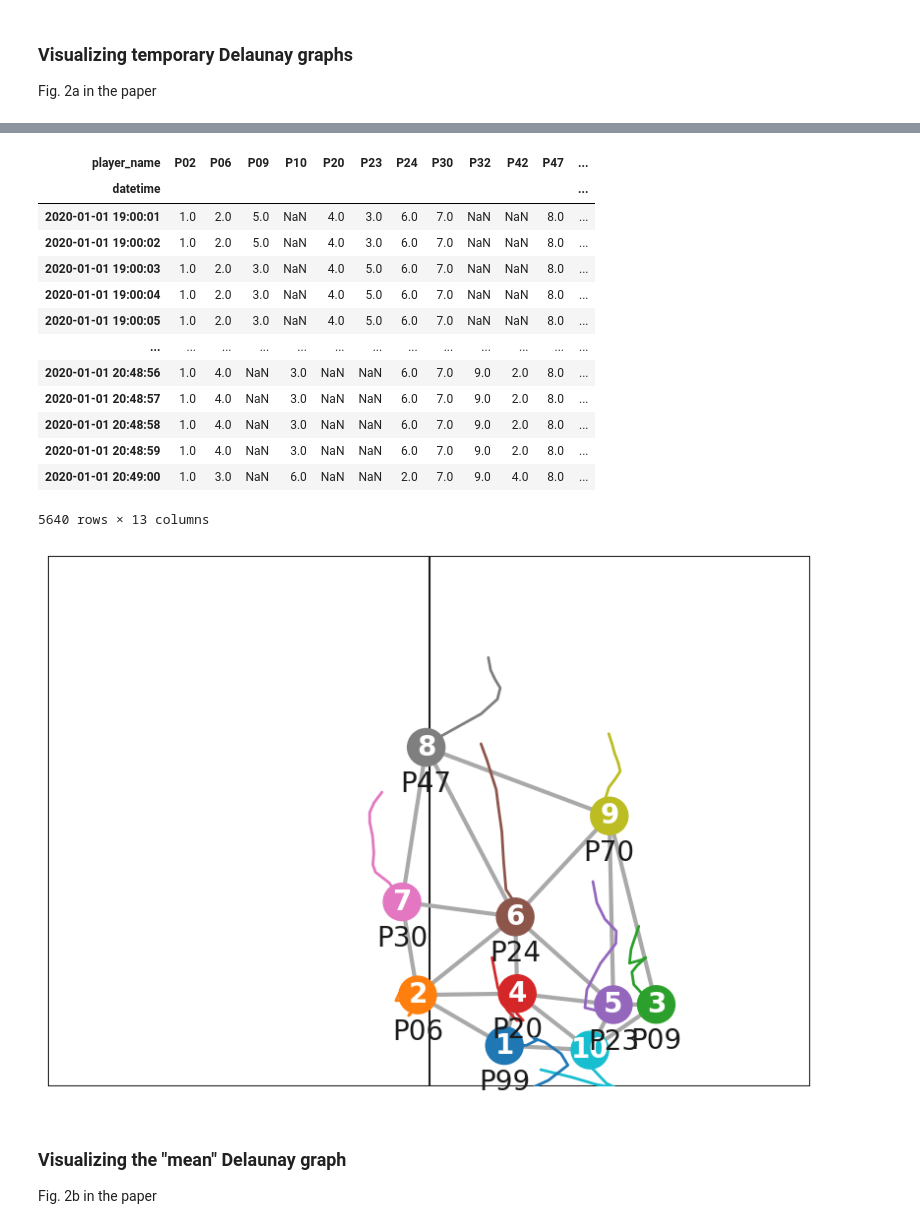
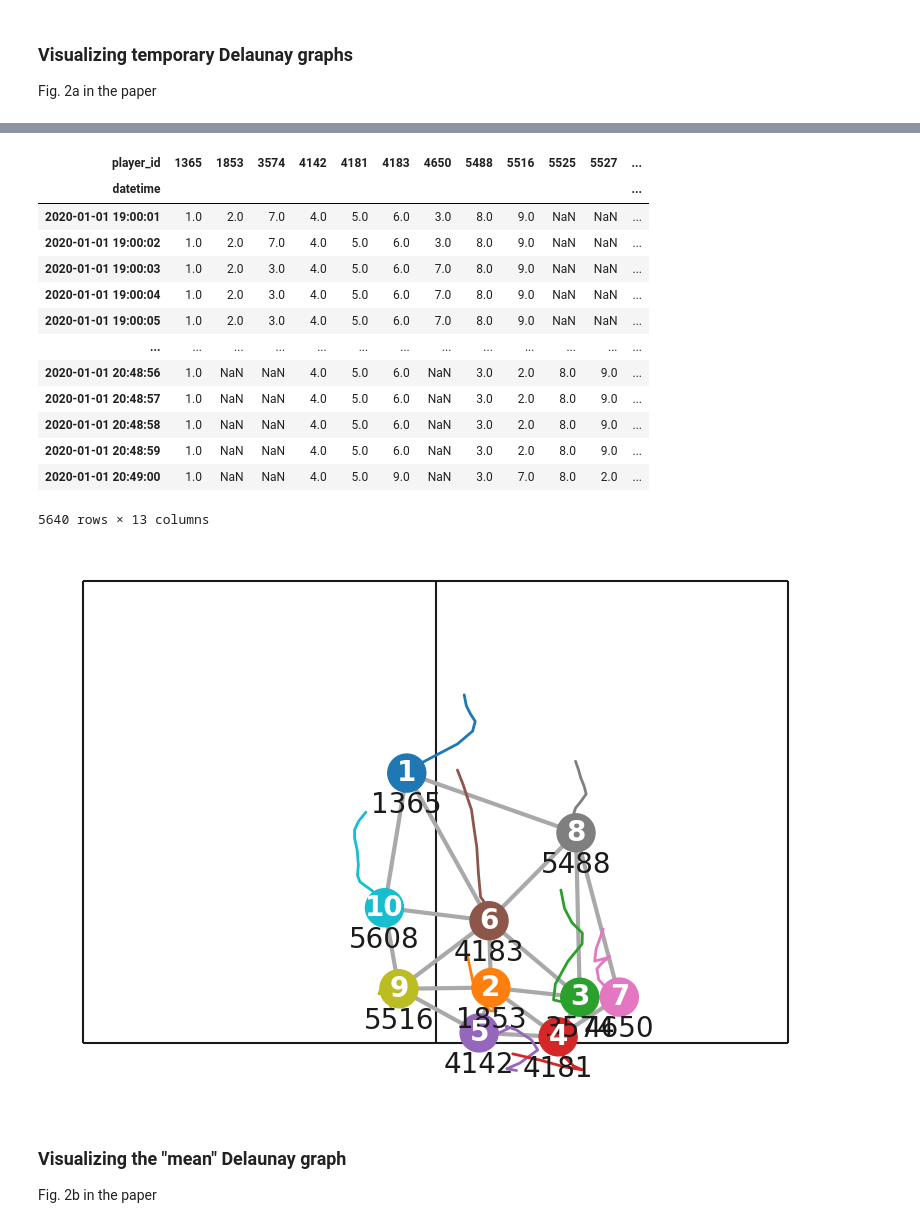
Before and after one commit to hyunsungkim-ds/soccercpd, a Jupyter notebook: tutorial.ipynb, the cells around one changed output, grey strips where cells are left out. Cells and saved outputs as stored; diff of their text form; code cells hidden in the pictures.

```diff
--- a/tutorial.ipynb
+++ b/tutorial.ipynb
@@ -135,24 +105,24 @@ fgp
 # %%
-player_x = fgp.pivot_table(values='x', index='datetime', columns='player_name', aggfunc='first')
-player_y = fgp.pivot_table(values='y', index='datetime', columns='player_name', aggfunc='first')
-role_x = fgp.pivot_table(values='x', index='datetime', columns='role', aggfunc='first')
-role_y = fgp.pivot_table(values='y', index='datetime', columns='role', aggfunc='first')
-perms = fgp.pivot_table(values='role', index='datetime', columns='player_name', aggfunc='first')
+player_x = role_seq.pivot_table(values='x', index='datetime', columns='player_id', aggfunc='first')
+player_y = role_seq.pivot_table(values='y', index='datetime', columns='player_id', aggfunc='first')
+role_x = role_seq.pivot_table(values='x', index='datetime', columns='role', aggfunc='first')
+role_y = role_seq.pivot_table(values='y', index='datetime', columns='role', aggfunc='first')
+perms = role_seq.pivot_table(values='role', index='datetime', columns='player_id', aggfunc='first')
 perms
 # %% [output]
-| player_name | P02 | P06 | P09 | P10 | P20 | P23 | P24 | P30 | P32 | P42 | P47 | ... |
+| player_id | 1365 | 1853 | 3574 | 4142 | 4181 | 4183 | 4650 | 5488 | 5516 | 5525 | 5527 | ... |
 | datetime |  |  |  |  |  |  |  |  |  |  |  | ... |
-| 2020-01-01 19:00:01 | 1.0 | 2.0 | 5.0 | NaN | 4.0 | 3.0 | 6.0 | 7.0 | NaN | NaN | 8.0 | ... |
-| 2020-01-01 19:00:02 | 1.0 | 2.0 | 5.0 | NaN | 4.0 | 3.0 | 6.0 | 7.0 | NaN | NaN | 8.0 | ... |
-| 2020-01-01 19:00:03 | 1.0 | 2.0 | 3.0 | NaN | 4.0 | 5.0 | 6.0 | 7.0 | NaN | NaN | 8.0 | ... |
-| 2020-01-01 19:00:04 | 1.0 | 2.0 | 3.0 | NaN | 4.0 | 5.0 | 6.0 | 7.0 | NaN | NaN | 8.0 | ... |
-| 2020-01-01 19:00:05 | 1.0 | 2.0 | 3.0 | NaN | 4.0 | 5.0 | 6.0 | 7.0 | NaN | NaN | 8.0 | ... |
+| 2020-01-01 19:00:01 | 1.0 | 2.0 | 7.0 | 4.0 | 5.0 | 6.0 | 3.0 | 8.0 | 9.0 | NaN | NaN | ... |
+| 2020-01-01 19:00:02 | 1.0 | 2.0 | 7.0 | 4.0 | 5.0 | 6.0 | 3.0 | 8.0 | 9.0 | NaN | NaN | ... |
+| 2020-01-01 19:00:03 | 1.0 | 2.0 | 3.0 | 4.0 | 5.0 | 6.0 | 7.0 | 8.0 | 9.0 | NaN | NaN | ... |
+| 2020-01-01 19:00:04 | 1.0 | 2.0 | 3.0 | 4.0 | 5.0 | 6.0 | 7.0 | 8.0 | 9.0 | NaN | NaN | ... |
+| 2020-01-01 19:00:05 | 1.0 | 2.0 | 3.0 | 4.0 | 5.0 | 6.0 | 7.0 | 8.0 | 9.0 | NaN | NaN | ... |
 | ... | ... | ... | ... | ... | ... | ... | ... | ... | ... | ... | ... | ... |
-| 2020-01-01 20:48:56 | 1.0 | 4.0 | NaN | 3.0 | NaN | NaN | 6.0 | 7.0 | 9.0 | 2.0 | 8.0 | ... |
-| 2020-01-01 20:48:57 | 1.0 | 4.0 | NaN | 3.0 | NaN | NaN | 6.0 | 7.0 | 9.0 | 2.0 | 8.0 | ... |
-| 2020-01-01 20:48:58 | 1.0 | 4.0 | NaN | 3.0 | NaN | NaN | 6.0 | 7.0 | 9.0 | 2.0 | 8.0 | ... |
-| 2020-01-01 20:48:59 | 1.0 | 4.0 | NaN | 3.0 | NaN | NaN | 6.0 | 7.0 | 9.0 | 2.0 | 8.0 | ... |
-| 2020-01-01 20:49:00 | 1.0 | 3.0 | NaN | 6.0 | NaN | NaN | 2.0 | 7.0 | 9.0 | 4.0 | 8.0 | ... |
+| 2020-01-01 20:48:56 | 1.0 | NaN | NaN | 4.0 | 5.0 | 6.0 | NaN | 3.0 | 2.0 | 8.0 | 9.0 | ... |
+| 2020-01-01 20:48:57 | 1.0 | NaN | NaN | 4.0 | 5.0 | 6.0 | NaN | 3.0 | 2.0 | 8.0 | 9.0 | ... |
+| 2020-01-01 20:48:58 | 1.0 | NaN | NaN | 4.0 | 5.0 | 6.0 | NaN | 3.0 | 2.0 | 8.0 | 9.0 | ... |
+| 2020-01-01 20:48:59 | 1.0 | NaN | NaN | 4.0 | 5.0 | 6.0 | NaN | 3.0 | 2.0 | 8.0 | 9.0 | ... |
+| 2020-01-01 20:49:00 | 1.0 | NaN | NaN | 4.0 | 5.0 | 9.0 | NaN | 3.0 | 7.0 | 8.0 | 2.0 | ... |
 5640 rows × 13 columns
 # %%
 # Set the starting index of the animation
@@ -160,55 +130,69 @@ idx = 400
 fontsize = 20
 
 players = player_x.columns
-roles = np.sort(fgp['role'].unique())
+roles = np.sort(role_seq['role'].unique())
 colors = plt.cm.tab10(range(10))
 
-xlim = 10800
-ylim = 7200
+xlim = 108
+ylim = 72
 
 fig, ax = plt.subplots()
 fig.set_size_inches(10, 7)
-ax.set(xlim=(-500, xlim + 500), ylim=(-500, ylim + 500))
+ax.set(xlim=(-5, xlim + 5), ylim=(-5, ylim + 5))
 objs = []
 
 def animate(t):
     ax.clear()
-    # ax.set(xlim=(-500, xlim + 500), ylim=(-500, ylim + 500))
-    ax.set(xlim=(0, xlim), ylim=(0, ylim))
     ax.vlines([0, xlim/2, xlim], ymin=0, ymax=ylim, color='k', zorder=0)
     ax.hlines([0, ylim], xmin=0, xmax=xlim, color='k', zorder=0)
     ax.axis('off')
 
     tri = Delaunay(np.vstack((role_x.iloc[idx+t], role_y.iloc[idx+t])).T)
     ax.scatter(tri.points[:, 0], tri.points[:, 1], s=750, c=roles, cmap='tab10', zorder=1)
-    ax.triplot(tri.points[:, 0], tri.points[:, 1], tri.simplices,
-               color='darkgrey', linewidth=3, zorder=0)
+    ax.triplot(tri.points[:, 0], tri.points[:, 1], tri.simplices, color='darkgrey', linewidth=3, zorder=0)
 
     for p in players:
         temp_x = player_x[p][max(0,idx+t-9):idx+t+1].values
         temp_y = player_y[p][max(0,idx+t-9):idx+t+1].values
         r = perms[p].iloc[idx+t]
+
         if not np.isnan(r):
             r = int(r)
             ax.plot(temp_x, temp_y, color=colors[r-1], linewidth=2)
-            ax.annotate(r, xy=(role_x[r].iloc[idx+t], role_y[r].iloc[idx+t]),
-                        ha='center', va='center', color='w', fontsize=fontsize, fontweight='bold', zorder=2)
-            ax.annotate(p, xy=(role_x[r].iloc[idx+t], role_y[r].iloc[idx+t]-500),
-                        ha='center', va='center', color='k', fontsize=fontsize, zorder=2)
+
+            ax.annotate(
+                r,
+                xy=(role_x[r].iloc[idx+t], role_y[r].iloc[idx+t]),
+                ha='center',
+                va='center',
+                color='w',
+                fontsize=fontsize,
+                fontweight='bold',
+                zorder=2
+            )
+            ax.annotate(
+                p,
+                xy=(role_x[r].iloc[idx+t], role_y[r].iloc[idx+t]-5),
+                ha='center',
+                va='center',
+                color='k',
+                fontsize=fontsize,
+                zorder=2
+            )
 
 # To watch the snapshot, uncomment this code
 animate(49)
 plt.savefig(f'img/temp_mat.png', bbox_inches='tight')
 
 # To watch the animation, uncomment this code
 # anim = animation.FuncAnimation(fig, animate, frames=100, interval=250)
 # plt.close(fig)
 # HTML(anim.to_jshtml())
 
 # To save the animation, uncomment this code
 # anim.save('img/delaunay.gif', writer='pillow', fps=4)
 # %% [output]
-[figure, old version]
+[figure, new version]
 # %% [markdown]
 ### Visualizing the "mean" Delaunay graph
 Fig. 2b in the paper
```
Also changed, not shown: parts of 8 cells of this notebook, 4 other files.
